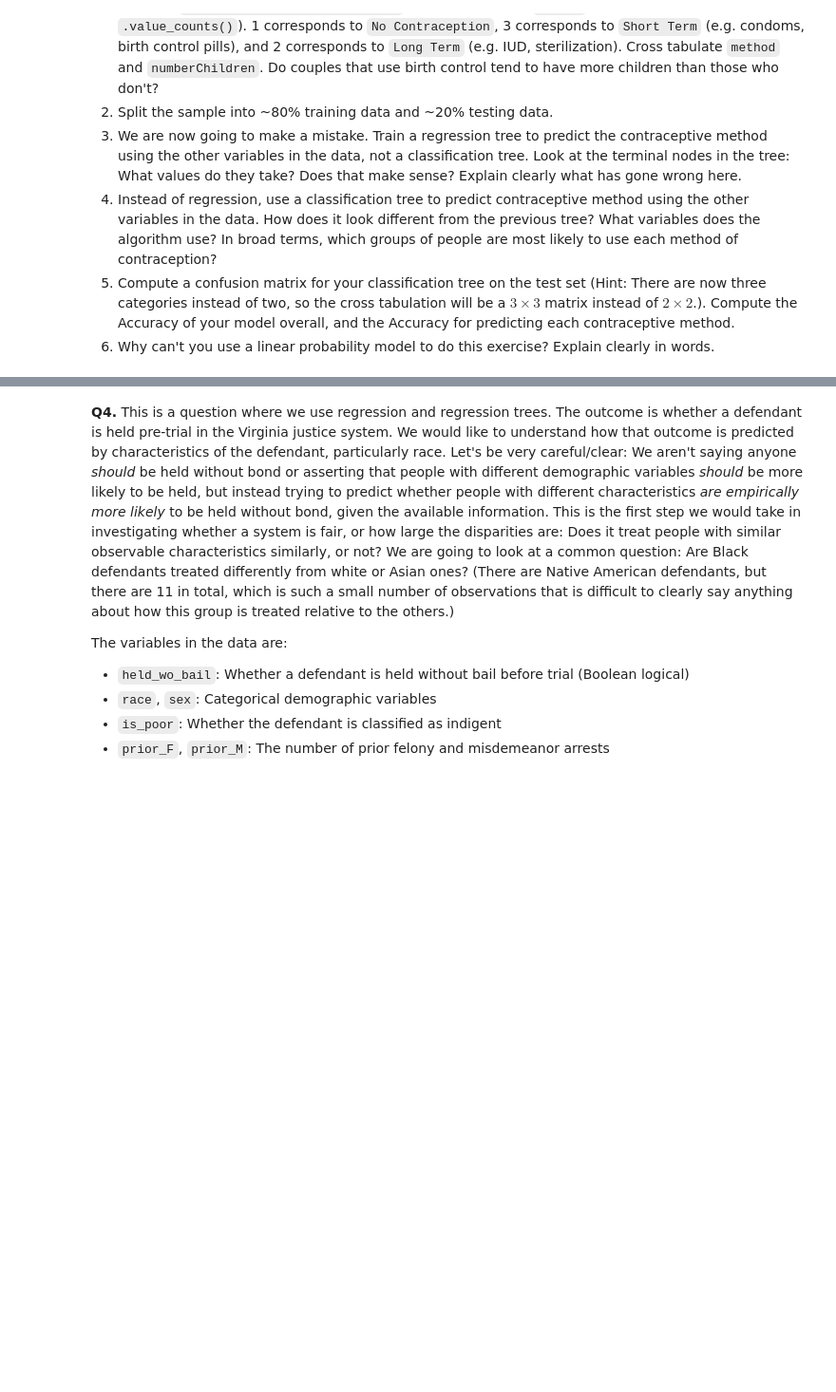
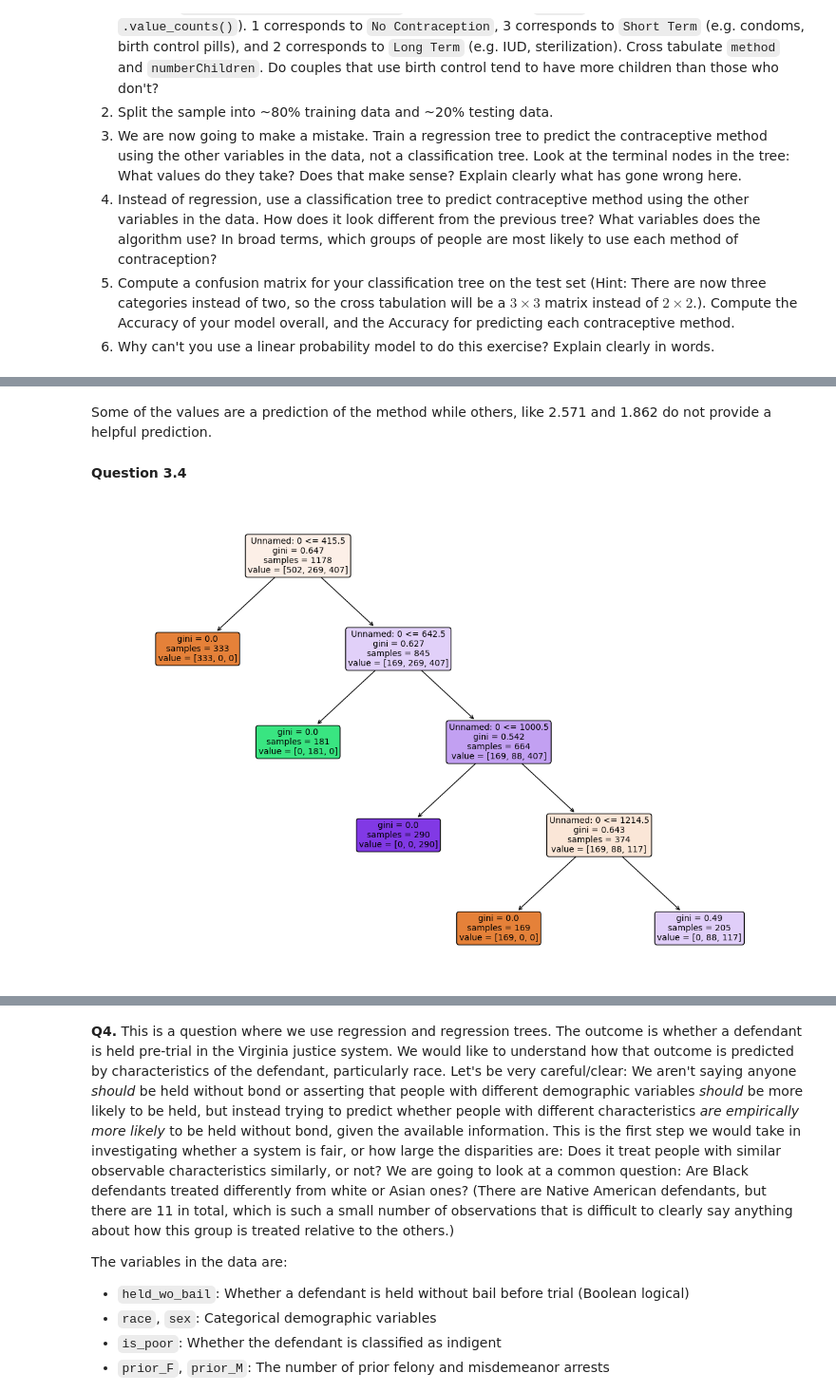
Before and after one commit to JackPMoore/assignment4, a Jupyter notebook: Jack's_assignment4.ipynb, the cells around one changed output, grey strips where cells are left out. Shown at 95% size. Cells and saved outputs as stored; diff of their text form; code cells hidden in the pictures; blank space fills up the shorter version.

```diff
--- a/Jack's_assignment4.ipynb
+++ b/Jack's_assignment4.ipynb
@@ -397,0 +433,16 @@ choice = pd.read_csv("assignment4/data/")
+# %% [markdown]
+Some of the values are a prediction of the method while others, like 2.571 and 1.862 do not provide a helpful prediction.
+# %% [markdown]
+**Question 3.4**
+# %%
+classifier = DecisionTreeClassifier(random_state=100, max_depth=4)
+
+classifier.fit(X_train, y_train)
+
+
+
+plt.figure(figsize=(15, 10))
+plot_tree(classifier, filled=True, feature_names=X.columns, rounded=True, fontsize=10)
+plt.show()
+# %% [output]
+[figure, added]
```
Also changed, not shown: parts of 10 cells of this notebook.
